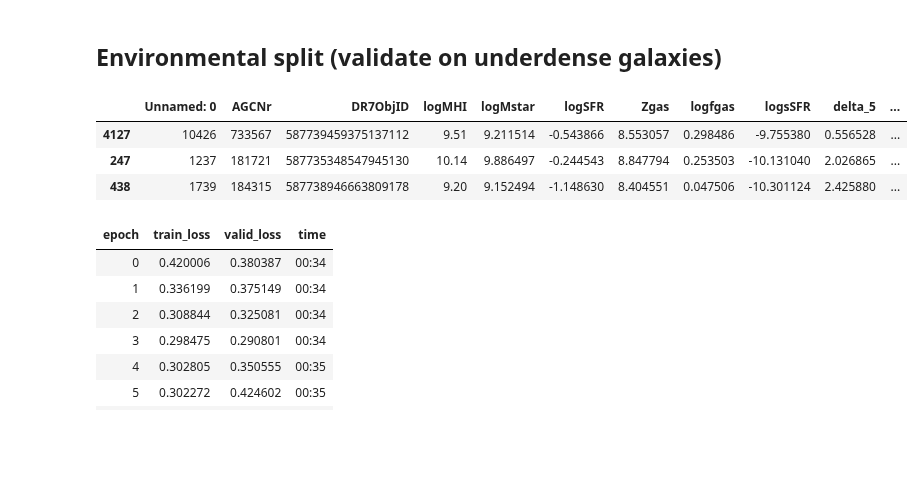
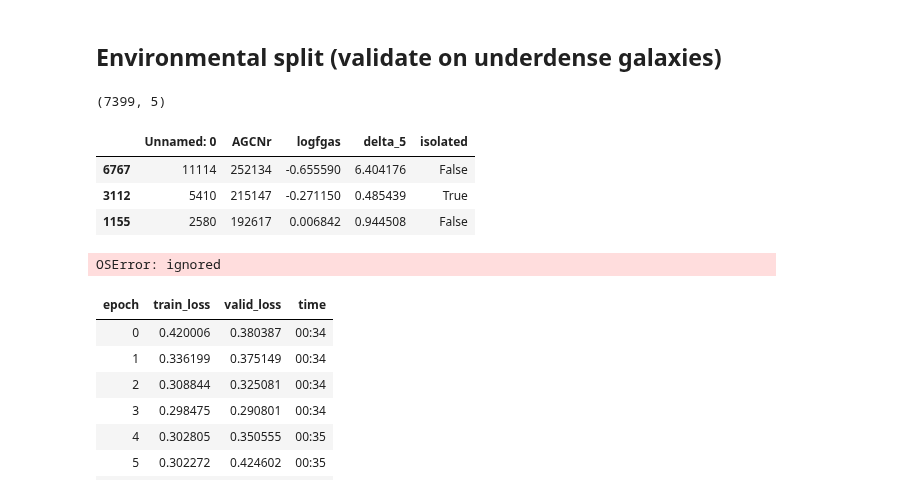
Before and after one commit to jwuphysics/HI-convnets, a Jupyter notebook: notebook/COLAB - Environmental parameter.ipynb, the cells around one changed output. Cells and saved outputs as stored; diff of their text form; code cells hidden in the pictures; blank space fills up the shorter version.

```diff
--- a/notebook/COLAB - Environmental parameter.ipynb
+++ b/notebook/COLAB - Environmental parameter.ipynb
@@ -55,14 +45,14 @@ display(df.sample(2), len(df))
 # %%
 def split_isolated(df, reverse=False):
-    """Add boolean column that is True if delta_5 is less than 20th percentile.
+    """Add boolean column that is True if Sigma_5 is less than 20th percentile.
 
     If reverse=False, then the highest density galaxies are split out into this
     new column.
     """
 
-    df['isolated'] = ((df.delta_5 < df.delta_5.quantile(q=0.2)) \
+    df['isolated'] = ((df.Sigma_5 < df.Sigma_5.quantile(q=0.2)) \
                       if not reverse \
-                      else (df.delta_5 > df.delta_5.quantile(q=0.8)))
+                      else (df.Sigma_5 > df.Sigma_5.quantile(q=0.8)))
 
     return df
 # %%
@@ -313,19 +315,22 @@ np.mean(tta_stats), np.std(tta_stats)
 # %% [markdown]
 ## Environmental split (validate on underdense galaxies)
 # %%
-df = pd.read_csv(f"{PATH}/data/a40-SDSS_galaxy-properties.csv")
+# df = pd.read_csv(f"{PATH}/data/a40-SDSS_galaxy-properties.csv")
+df = pd.read_csv(f"{PATH}/data/a40-SDSS_gas-frac.csv")
 
 df = df.join(pd.read_csv(f"{PATH}/data/a.40-delta_5.csv", index_col="AGCNr"), on="AGCNr", rsuffix='_a40')
 # %%
 # again use delta_5 to split
 df = split_isolated(df)
+display(df.shape)
 
 df.sample(3)
 # %% [output]
+(7399, 5)
-|  | Unnamed: 0 | AGCNr | DR7ObjID | logMHI | logMstar | logSFR | Zgas | logfgas | logsSFR | delta_5 | ... |
-| 4127 | 10426 | 733567 | 587739459375137112 | 9.51 | 9.211514 | -0.543866 | 8.553057 | 0.298486 | -9.755380 | 0.556528 | ... |
-| 247 | 1237 | 181721 | 587735348547945130 | 10.14 | 9.886497 | -0.244543 | 8.847794 | 0.253503 | -10.131040 | 2.026865 | ... |
-| 438 | 1739 | 184315 | 587738946663809178 | 9.20 | 9.152494 | -1.148630 | 8.404551 | 0.047506 | -10.301124 | 2.425880 | ... |
+|  | Unnamed: 0 | AGCNr | logfgas | delta_5 | isolated |
+| 6767 | 11114 | 252134 | -0.655590 | 6.404176 | False |
+| 3112 | 5410 | 215147 | -0.271150 | 0.485439 | True |
+| 1155 | 2580 | 192617 | 0.006842 | 0.944508 | False |
 # %%
 src = (
     ImageList.from_df(
@@ -340,6 +345,8 @@ data = (
     .databunch(bs=bs)
     .normalize(xGASS_stats)
 )
+# %% [output]
+OSError: ignored
 # %%
 learn = Learner(
     data,
```
Also changed, not shown: parts of 34 cells of this notebook, 3 other files.
